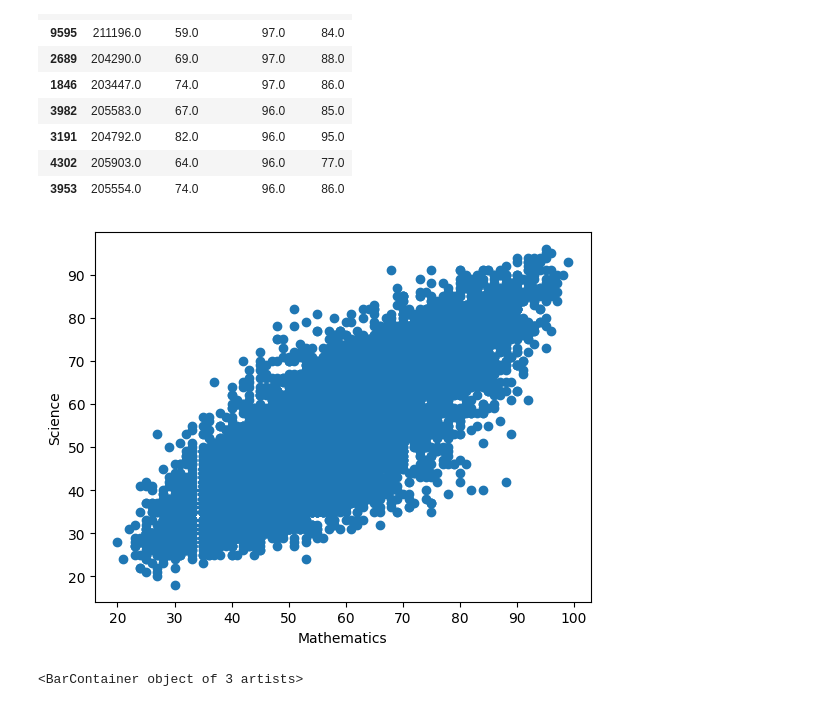
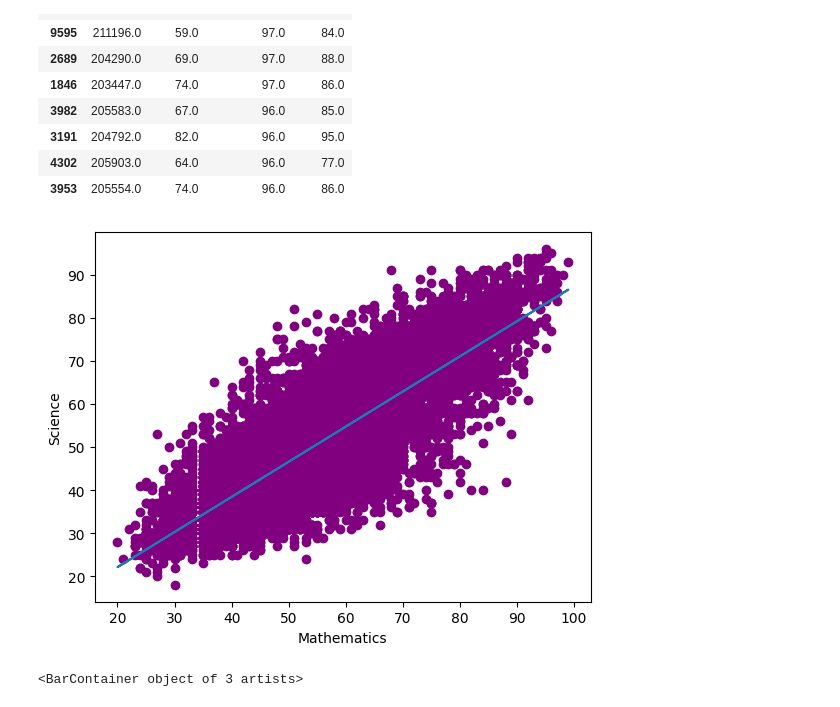
Before and after one commit to moktan456/DataScience_BTN, a Jupyter notebook: data/Data Analysis Project - NumPy, Pandas & Matplotlib.ipynb, the cells around one changed output. Drawn from its saved outputs; the diff is of its cells as text; code cells hidden in the pictures.

```diff
--- a/data/Data Analysis Project - NumPy, Pandas & Matplotlib.ipynb
+++ b/data/Data Analysis Project - NumPy, Pandas & Matplotlib.ipynb
@@ -123,13 +123,17 @@ df.head(10)
 | 4302 | 205903.0 | 64.0 | 96.0 | 77.0 |
 | 3953 | 205554.0 | 74.0 | 96.0 | 86.0 |
 # %%
+# Finding line of best fit
+a, b = np.polyfit(mat, sci, 1)
 # Ploting scatter plot
-plt.scatter(mat, sci)
+plt.scatter(mat, sci,color='purple')
+#add line of best fit to plot
+plt.plot(mat, a*mat+b)
 plt.xlabel('Mathematics')
 plt.ylabel('Science')
 plt.show()
 # %% [output]
-[figure, old version]
+[figure, new version]
 # %%
 # Bar chart on mean marks
 sub = ['English','Mathematics','Science']
```
Also changed, not shown: 1 other file.
